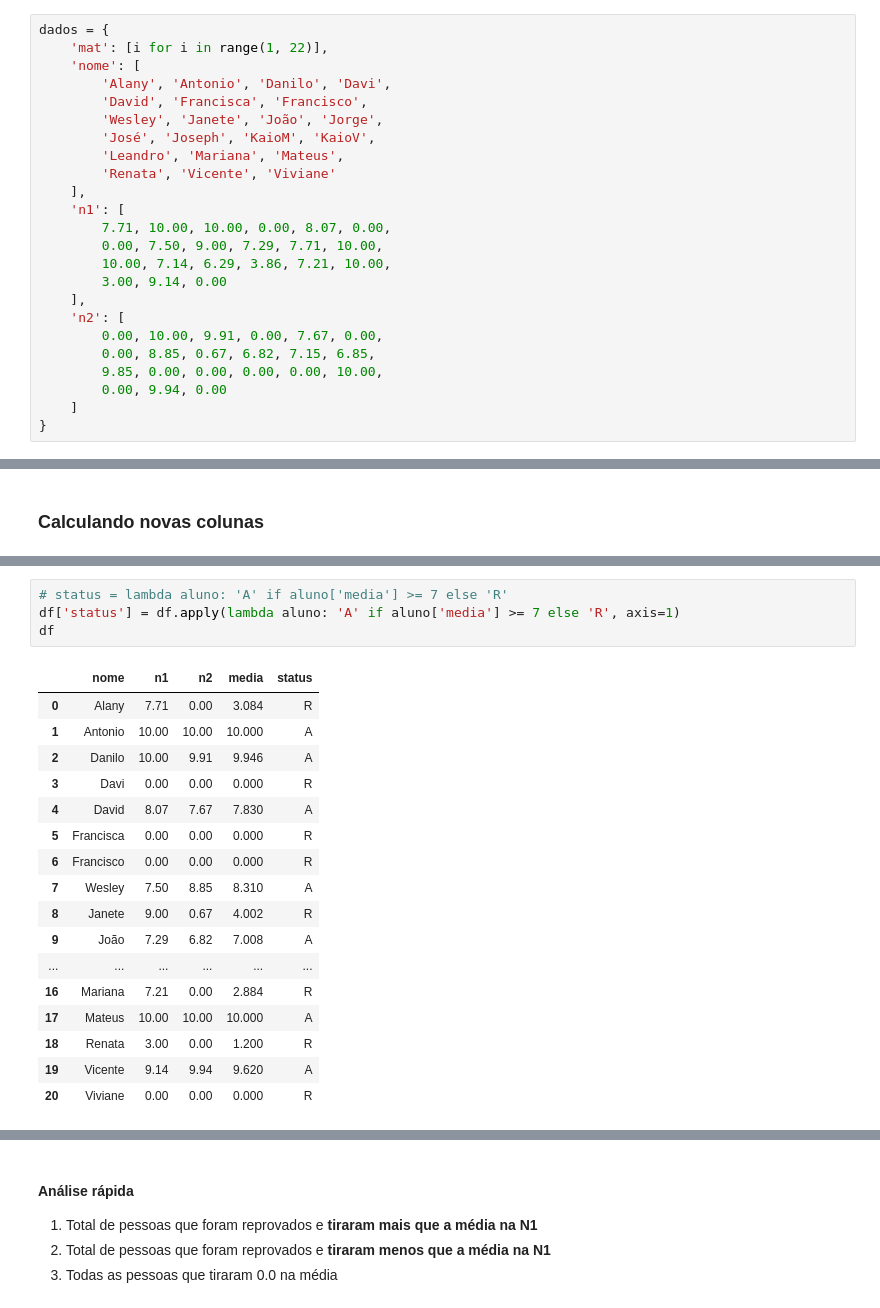
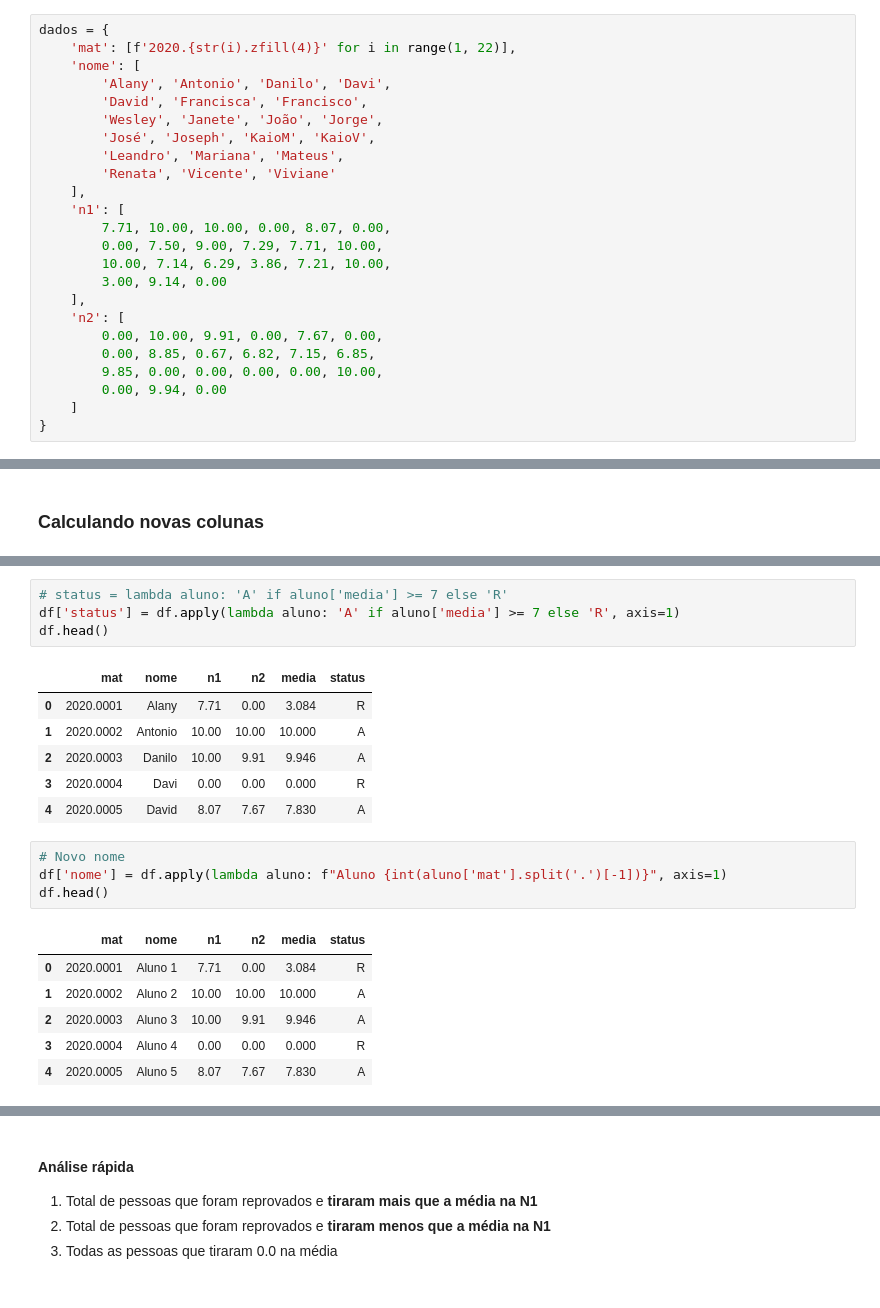
Before and after one commit to vauxgomes/ica, a Jupyter notebook: notebooks/notebook-4.ipynb, the cells around one changed output, grey strips where cells are left out. Cells and saved outputs as stored; diff of their text form.

```diff
--- a/notebooks/notebook-4.ipynb
+++ b/notebooks/notebook-4.ipynb
@@ -5,7 +22,7 @@ import numpy as np
 import pandas as pd
 # %%
 dados = {
-    'mat': [i for i in range(1, 22)],
+    'mat': [f'2020.{str(i).zfill(4)}' for i in range(1, 22)],
     'nome': [
         'Alany', 'Antonio', 'Danilo', 'Davi',
         'David', 'Francisca', 'Francisco',
@@ -63,22 +70,22 @@ df.head()
 # %%
 # status = lambda aluno: 'A' if aluno['media'] >= 7 else 'R'
 df['status'] = df.apply(lambda aluno: 'A' if aluno['media'] >= 7 else 'R', axis=1)
-df
+df.head()
 # %% [output]
-|  | nome | n1 | n2 | media | status |
-| 0 | Alany | 7.71 | 0.00 | 3.084 | R |
-| 1 | Antonio | 10.00 | 10.00 | 10.000 | A |
-| 2 | Danilo | 10.00 | 9.91 | 9.946 | A |
-| 3 | Davi | 0.00 | 0.00 | 0.000 | R |
-| 4 | David | 8.07 | 7.67 | 7.830 | A |
-| 5 | Francisca | 0.00 | 0.00 | 0.000 | R |
-| 6 | Francisco | 0.00 | 0.00 | 0.000 | R |
-| 7 | Wesley | 7.50 | 8.85 | 8.310 | A |
-| 8 | Janete | 9.00 | 0.67 | 4.002 | R |
-| 9 | João | 7.29 | 6.82 | 7.008 | A |
-| ... | ... | ... | ... | ... | ... |
-| 16 | Mariana | 7.21 | 0.00 | 2.884 | R |
-| 17 | Mateus | 10.00 | 10.00 | 10.000 | A |
-| 18 | Renata | 3.00 | 0.00 | 1.200 | R |
-| 19 | Vicente | 9.14 | 9.94 | 9.620 | A |
-| 20 | Viviane | 0.00 | 0.00 | 0.000 | R |
+|  | mat | nome | n1 | n2 | media | status |
+| 0 | 2020.0001 | Alany | 7.71 | 0.00 | 3.084 | R |
+| 1 | 2020.0002 | Antonio | 10.00 | 10.00 | 10.000 | A |
+| 2 | 2020.0003 | Danilo | 10.00 | 9.91 | 9.946 | A |
+| 3 | 2020.0004 | Davi | 0.00 | 0.00 | 0.000 | R |
+| 4 | 2020.0005 | David | 8.07 | 7.67 | 7.830 | A |
+# %%
+# Novo nome
+df['nome'] = df.apply(lambda aluno: f"Aluno {int(aluno['mat'].split('.')[-1])}", axis=1)
+df.head()
+# %% [output]
+|  | mat | nome | n1 | n2 | media | status |
+| 0 | 2020.0001 | Aluno 1 | 7.71 | 0.00 | 3.084 | R |
+| 1 | 2020.0002 | Aluno 2 | 10.00 | 10.00 | 10.000 | A |
+| 2 | 2020.0003 | Aluno 3 | 10.00 | 9.91 | 9.946 | A |
+| 3 | 2020.0004 | Aluno 4 | 0.00 | 0.00 | 0.000 | R |
+| 4 | 2020.0005 | Aluno 5 | 8.07 | 7.67 | 7.830 | A |
```
Also changed, not shown: parts of 38 cells of this notebook, 1 other file.
